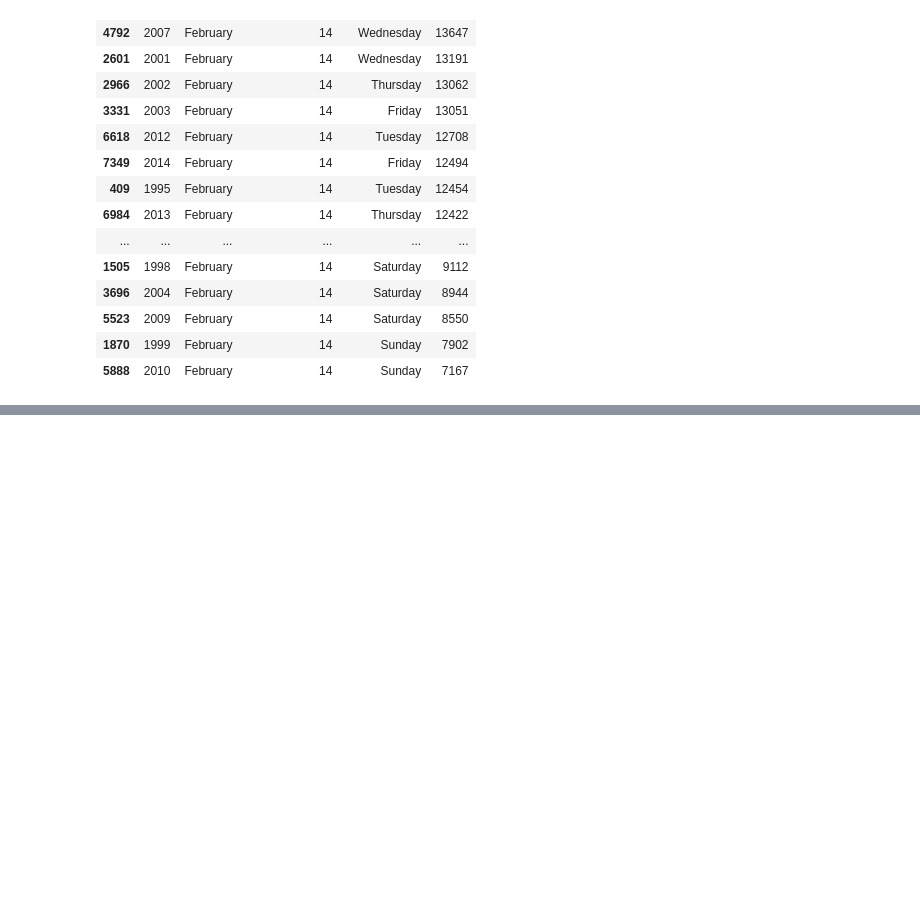
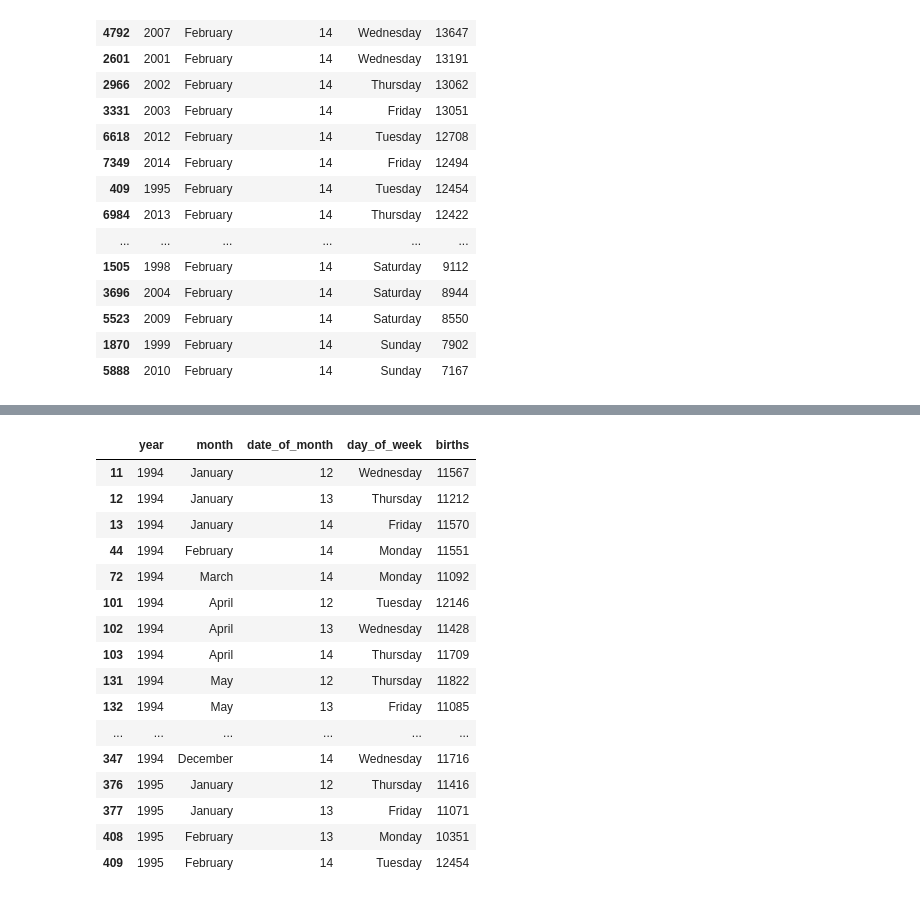
Before and after one commit to Timothyspratt/DA11_Capstone, a Jupyter notebook: notebook/capstone_da_11.ipynb, the cells around one changed output, grey strips where cells are left out. Cells and saved outputs as stored; diff of their text form; code cells hidden in the pictures; blank space fills up the shorter version.

```diff
--- a/notebook/capstone_da_11.ipynb
+++ b/notebook/capstone_da_11.ipynb
@@ -455,0 +568,23 @@ all_births[(all_births['date_of_month'] == 14) & (all_births['month'] == 'Februa
+# %%
+all_births[(all_births
+            ['date_of_month'].isin([12, 13, 14])) &
+           (all_births['month'].isin(['January', 'February', 'March', 'April', 'May', 'June', 'July', 'August', 'September', 'October', 'November', 'December'])) &
+           (all_births['year'].isin([1994, 1995, 19996, 1997, 1998, 1999, 2000, 2001, 2002, 2003, 2004, 2005, 2006, 2007, 2008, 2009, 2010, 2011, 2012, 2013, 2014]))]
+# %% [output]
+|  | year | month | date_of_month | day_of_week | births |
+| 11 | 1994 | January | 12 | Wednesday | 11567 |
+| 12 | 1994 | January | 13 | Thursday | 11212 |
+| 13 | 1994 | January | 14 | Friday | 11570 |
+| 44 | 1994 | February | 14 | Monday | 11551 |
+| 72 | 1994 | March | 14 | Monday | 11092 |
+| 101 | 1994 | April | 12 | Tuesday | 12146 |
+| 102 | 1994 | April | 13 | Wednesday | 11428 |
+| 103 | 1994 | April | 14 | Thursday | 11709 |
+| 131 | 1994 | May | 12 | Thursday | 11822 |
+| 132 | 1994 | May | 13 | Friday | 11085 |
+| ... | ... | ... | ... | ... | ... |
+| 347 | 1994 | December | 14 | Wednesday | 11716 |
+| 376 | 1995 | January | 12 | Thursday | 11416 |
+| 377 | 1995 | January | 13 | Friday | 11071 |
+| 408 | 1995 | February | 13 | Monday | 10351 |
+| 409 | 1995 | February | 14 | Tuesday | 12454 |
```
Also changed, not shown: parts of 31 cells of this notebook.
